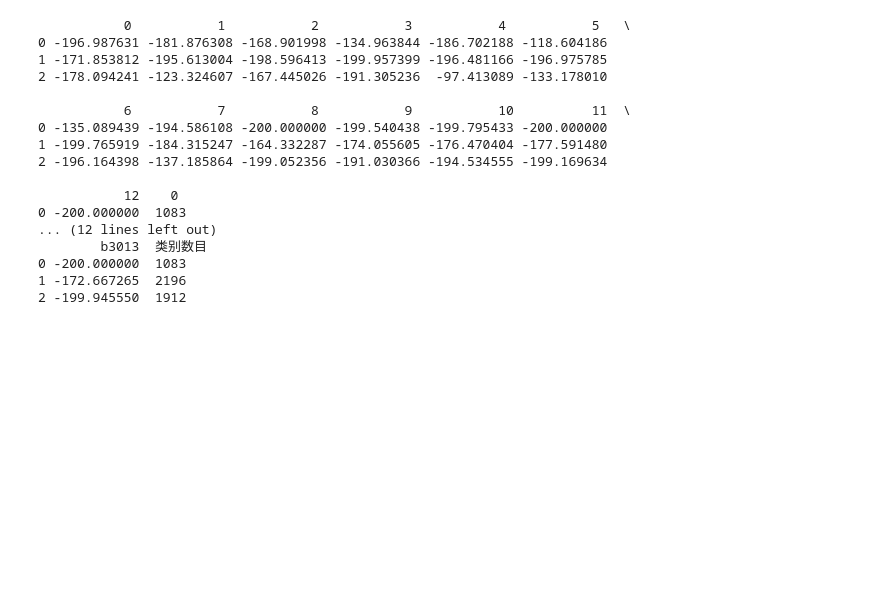
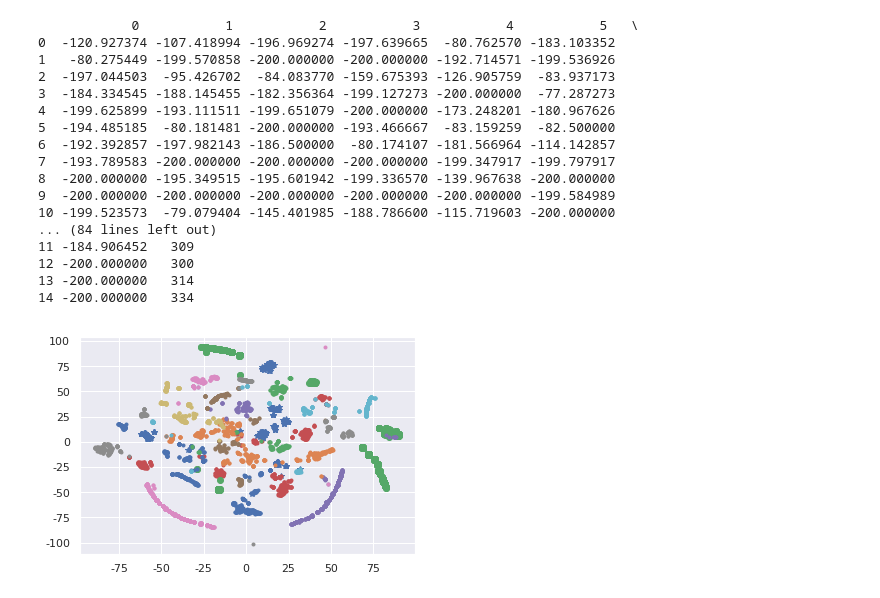
Before and after one commit to AnthonyM0214/IntroductionofAI, a Jupyter notebook: KMeans.ipynb, the cells around one changed output. Saved outputs shown, nothing was run; the diff lists cells and outputs as text; code cells hidden in the pictures; blank space fills up the shorter version.

```diff
--- a/KMeans.ipynb
+++ b/KMeans.ipynb
@@ -4,11 +4,9 @@ import pandas as pd
 #参数初始化
 inputfile = './BLE_RSSI_dataset/iBeacon_RSSI_UnLabeled.csv' #销量及其他属性数据
 outputfile = './BLE_RSSI_dataset/iBeacon_RSSI_PreLabeled.csv' #保存结果的文件名
-k = 3 #聚类的类别
+k = 15 #聚类的类别
 iteration = 3 #聚类最大循环次数
 data = pd.read_csv(inputfile) #读取数据
-#data_zs = 1.0*(data - data.mean())/data.std() #数据标准化，std()表示求总体样本方差(除以n-1),numpy中std()是除以n
-#print(data_zs)
 data = data.drop(columns=['location','date'])
 
 from sklearn.cluster import KMeans
@@ -29,39 +27,67 @@ r = pd.concat([data, pd.Series(model.labels_, index = data.index)], axis = 1)  #
 r.columns = list(data.columns) + [u'聚类类别'] #重命名表头
 #r.to_excel(outputfile) #保存结果
 # %% [output]
-           0           1           2           3           4           5   \
-0 -196.987631 -181.876308 -168.901998 -134.963844 -186.702188 -118.604186
-1 -171.853812 -195.613004 -198.596413 -199.957399 -196.481166 -196.975785
-2 -178.094241 -123.324607 -167.445026 -191.305236  -97.413089 -133.178010
-
-           6           7           8           9           10          11  \
-0 -135.089439 -194.586108 -200.000000 -199.540438 -199.795433 -200.000000
-1 -199.765919 -184.315247 -164.332287 -174.055605 -176.470404 -177.591480
-2 -196.164398 -137.185864 -199.052356 -191.030366 -194.534555 -199.169634
-
-           12    0
-0 -200.000000  1083
-... (12 lines left out)
-        b3013  类别数目
-0 -200.000000  1083
-1 -172.667265  2196
-2 -199.945550  1912
+            0           1           2           3           4           5   \
+0  -120.927374 -107.418994 -196.969274 -197.639665  -80.762570 -183.103352
+1   -80.275449 -199.570858 -200.000000 -200.000000 -192.714571 -199.536926
+2  -197.044503  -95.426702  -84.083770 -159.675393 -126.905759  -83.937173
+3  -184.334545 -188.145455 -182.356364 -199.127273 -200.000000  -77.287273
+4  -199.625899 -193.111511 -199.651079 -200.000000 -173.248201 -180.967626
+5  -194.485185  -80.181481 -200.000000 -193.466667  -83.159259  -82.500000
+6  -192.392857 -197.982143 -186.500000  -80.174107 -181.566964 -114.142857
+7  -193.789583 -200.000000 -200.000000 -200.000000 -199.347917 -199.797917
+8  -200.000000 -195.349515 -195.601942 -199.336570 -139.967638 -200.000000
+9  -200.000000 -200.000000 -200.000000 -200.000000 -200.000000 -199.584989
+10 -199.523573  -79.079404 -145.401985 -188.786600 -115.719603 -200.000000
+... (84 lines left out)
+11 -184.906452   309
+12 -200.000000   300
+13 -200.000000   314
+14 -200.000000   334
 # %%
 #用TSNE进行数据降维并展示聚类结果
 from sklearn.manifold import TSNE
 tsne = TSNE()
 tsne.fit_transform(data) #进行数据降维,并返回结果
 tsne = pd.DataFrame(tsne.embedding_, index = data.index) #转换数据格式
 
 import matplotlib.pyplot as plt
 plt.rcParams['font.sans-serif'] = ['SimHei'] #用来正常显示中文标签
 plt.rcParams['axes.unicode_minus'] = False #用来正常显示负号
 
 #不同类别用不同颜色和样式绘图
 d = tsne[r[u'聚类类别'] == 0]     #找出聚类类别为0的数据对应的降维结果
 plt.plot(d[0], d[1], 'r.')
 d = tsne[r[u'聚类类别'] == 1]
 plt.plot(d[0], d[1], 'go')
 d = tsne[r[u'聚类类别'] == 2]
 plt.plot(d[0], d[1], 'b*')
+d = tsne[r[u'聚类类别'] == 3]
+plt.plot(d[0], d[1], '.')
+d = tsne[r[u'聚类类别'] == 4]
+plt.plot(d[0], d[1], '.')
+d = tsne[r[u'聚类类别'] == 5]
+plt.plot(d[0], d[1], '.')
+d = tsne[r[u'聚类类别'] == 6]
+plt.plot(d[0], d[1], '.')
+d = tsne[r[u'聚类类别'] == 7]
+plt.plot(d[0], d[1], '.')
+d = tsne[r[u'聚类类别'] == 8]
+plt.plot(d[0], d[1], '.')
+d = tsne[r[u'聚类类别'] == 9]
+plt.plot(d[0], d[1], '.')
+d = tsne[r[u'聚类类别'] == 10]
+plt.plot(d[0], d[1], '.')
+d = tsne[r[u'聚类类别'] == 11]
+plt.plot(d[0], d[1], '.')
+d = tsne[r[u'聚类类别'] == 12]
+plt.plot(d[0], d[1], '.')
+d = tsne[r[u'聚类类别'] == 13]
+plt.plot(d[0], d[1], '.')
+d = tsne[r[u'聚类类别'] == 14]
+plt.plot(d[0], d[1], '.')
+d = tsne[r[u'聚类类别'] == 15]
+plt.plot(d[0], d[1], '.')
 plt.show()
+# %% [output]
+[figure, added]
```
Also changed, not shown: 1 other file.
